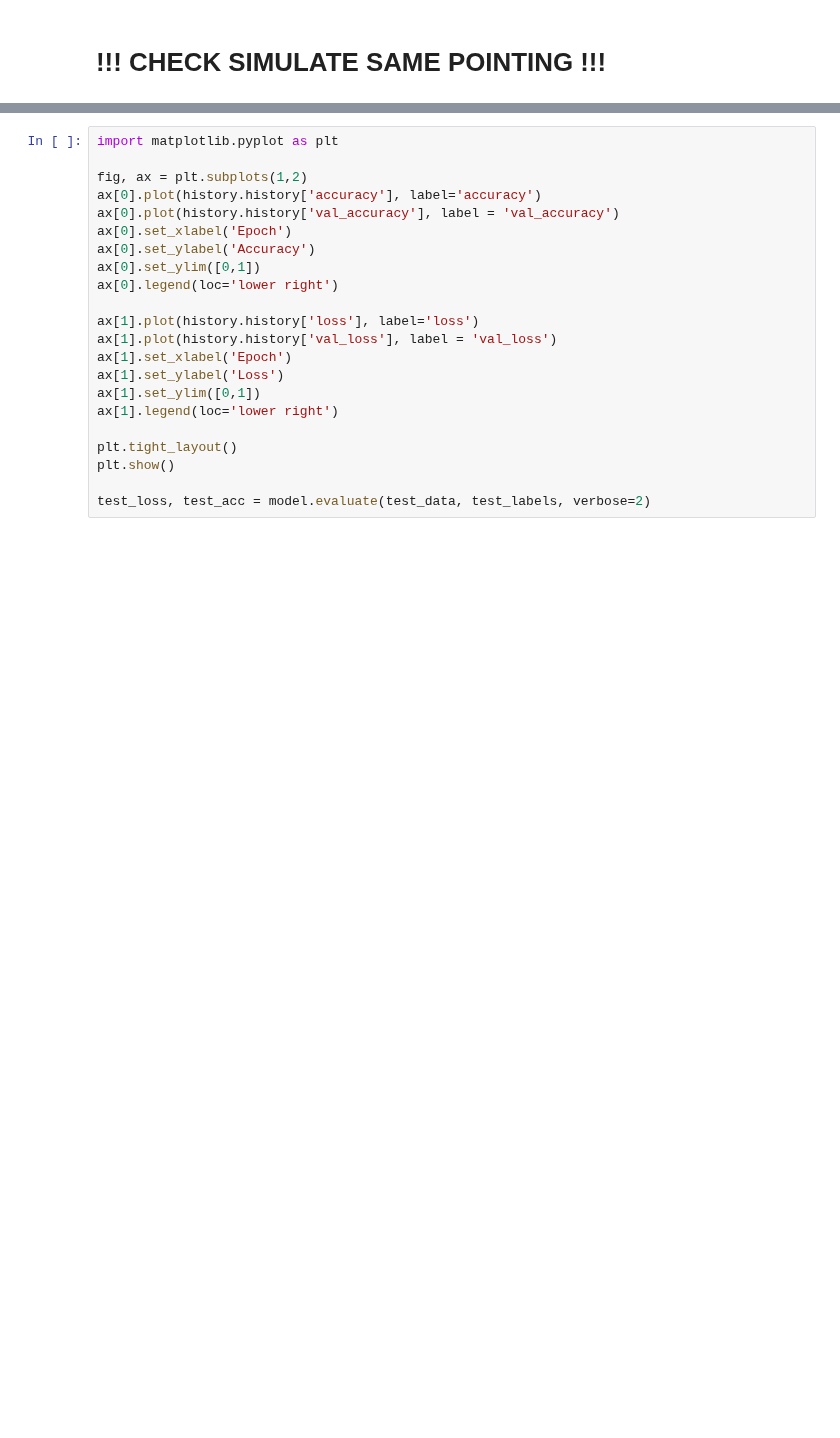
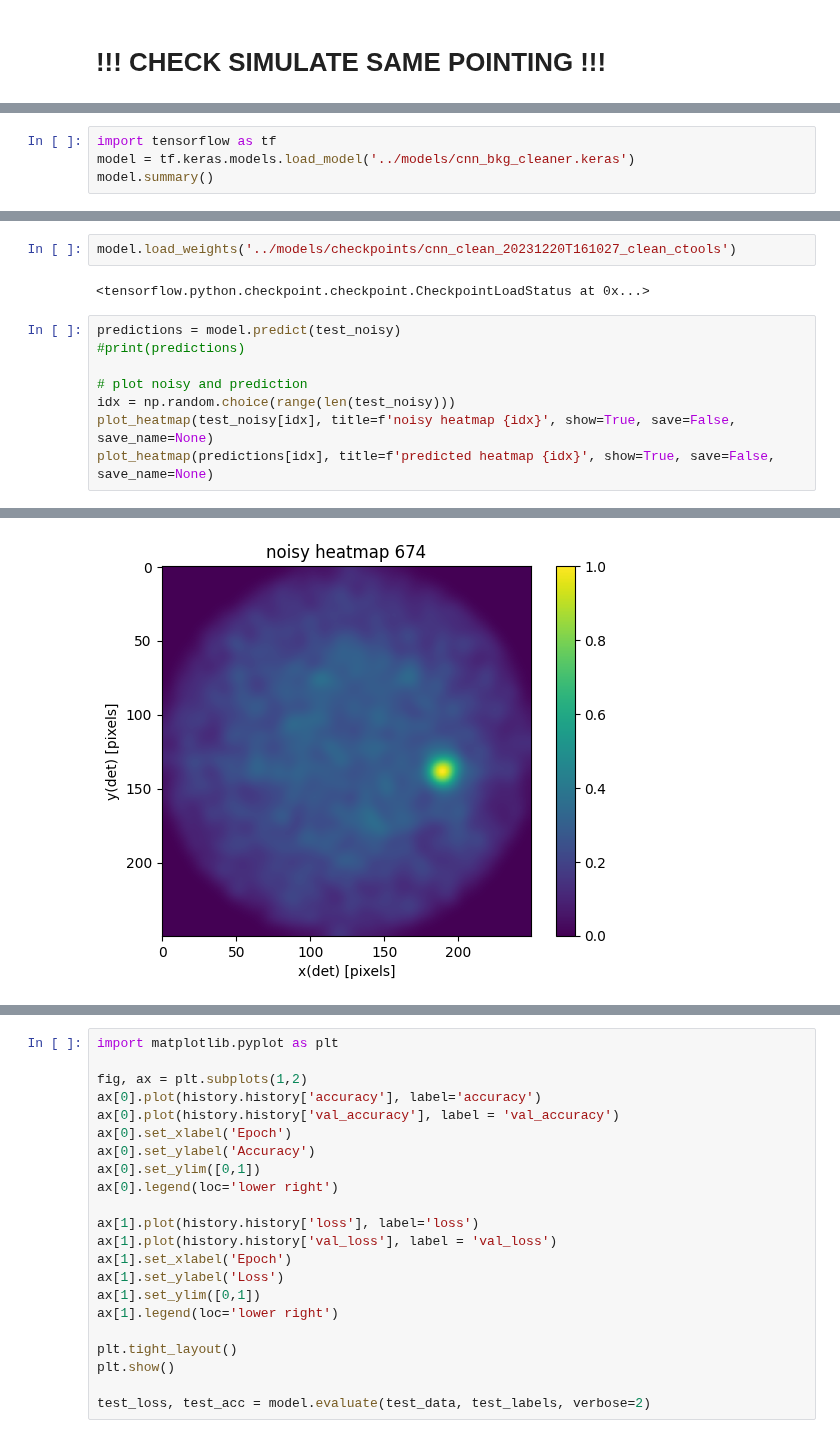
Before and after one commit to ambra-dipiano/astroAI, a Jupyter notebook: astroai/notebooks/cnn-cleaner.ipynb, the cells around one changed output, grey strips where cells are left out. Saved outputs shown, nothing was run; the diff lists cells and outputs as text; blank space fills up the shorter version.

```diff
--- a/astroai/notebooks/cnn-cleaner.ipynb
+++ b/astroai/notebooks/cnn-cleaner.ipynb
@@ -80,0 +70,4 @@ history = compile_and_fit_cnn_bkg_cleaner(model=model, train_noisy=train_noisy,
+# %%
+import tensorflow as tf
+model = tf.keras.models.load_model('../models/cnn_bkg_cleaner.keras')
+model.summary()
@@ -80,0 +92,13 @@ history = compile_and_fit_cnn_bkg_cleaner(model=model, train_noisy=train_noisy,
+# %%
+model.load_weights('../models/checkpoints/cnn_clean_20231220T161027_clean_ctools')
+# %% [output]
+<tensorflow.python.checkpoint.checkpoint.CheckpointLoadStatus at 0x...>
+# %%
+predictions = model.predict(test_noisy)
+#print(predictions)
+
+# plot noisy and prediction
+idx = np.random.choice(range(len(test_noisy)))
+plot_heatmap(test_noisy[idx], title=f'noisy heatmap {idx}', show=True, save=False, save_name=None)
+plot_heatmap(predictions[idx], title=f'predicted heatmap {idx}', show=True, save=False, save_name=None)
+# %% [output]
@@ -80,0 +106 @@ history = compile_and_fit_cnn_bkg_cleaner(model=model, train_noisy=train_noisy,
+[figure, added]
```
Also changed, not shown: parts of 10 cells of this notebook.
